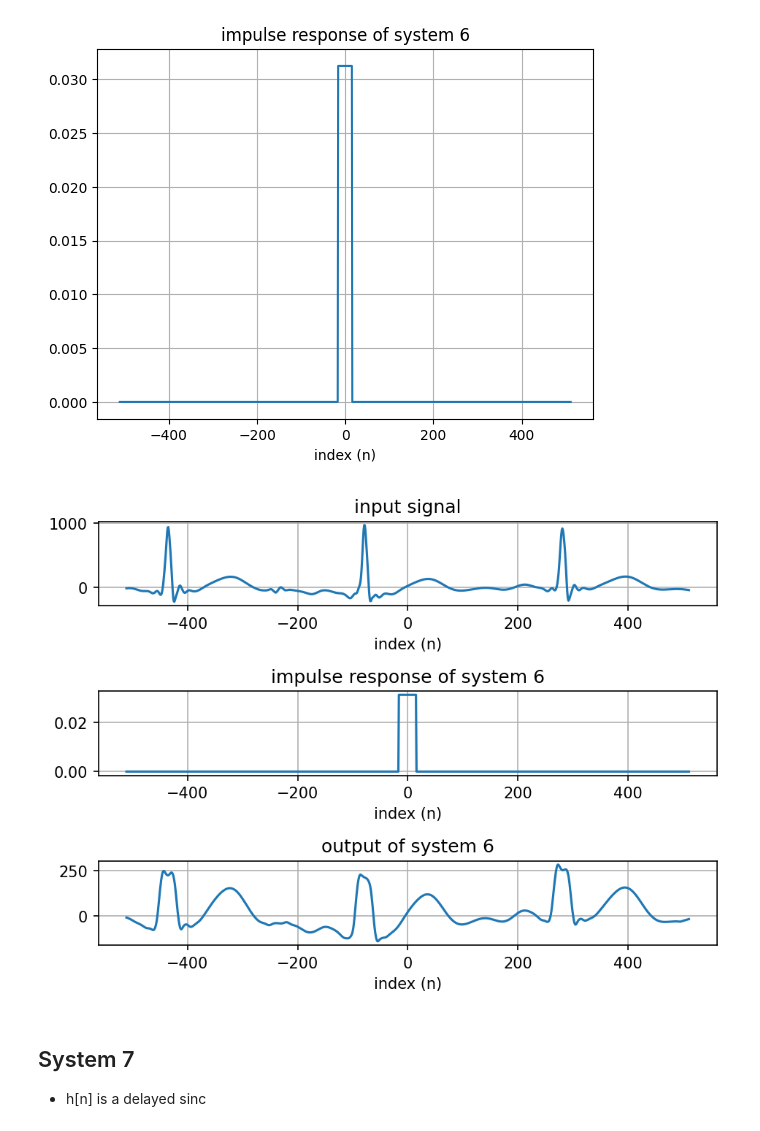
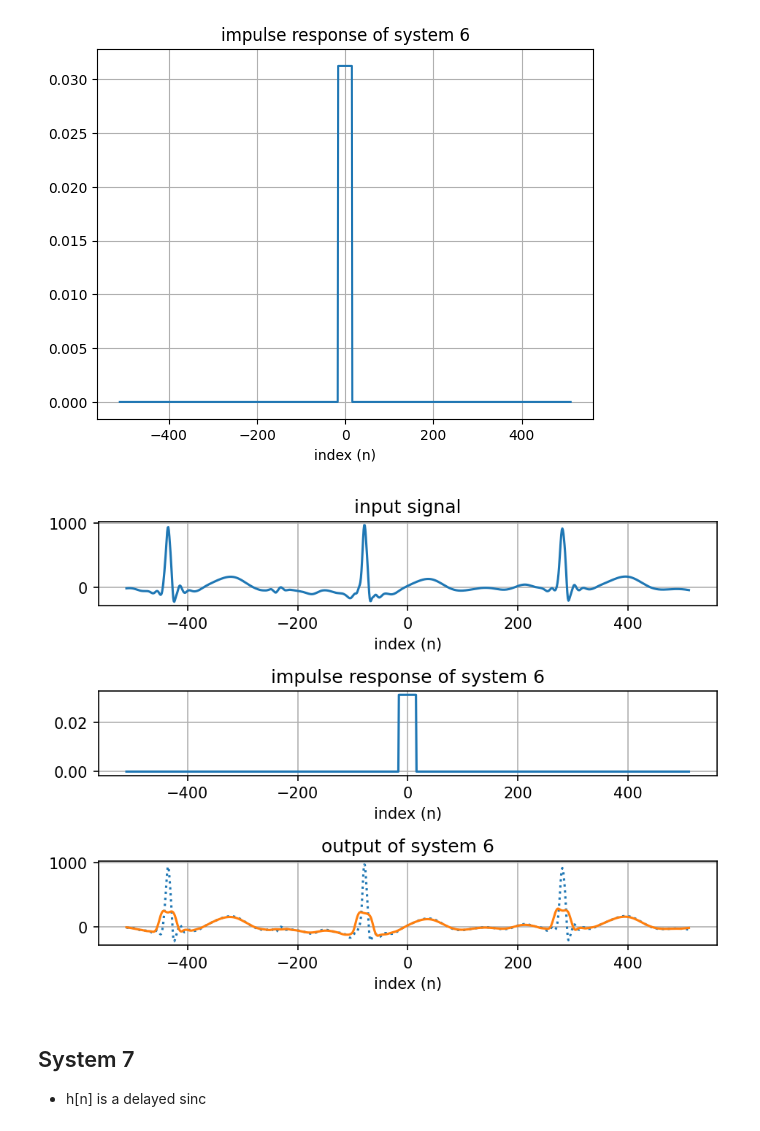
Before and after one commit to hufsaim/T10302201, a Jupyter notebook: notebook/Lab02.ipynb, the cells around one changed output. Cells and saved outputs as stored; diff of their text form; code cells hidden in the pictures.

```diff
--- a/notebook/Lab02.ipynb
+++ b/notebook/Lab02.ipynb
@@ -260,33 +263,34 @@ plt.show()
 # %%
 y = np.convolve(x,h,'same')
 
 plt.figure(dpi=150)
 
 plt.subplot(311)
 plt.plot(n,x)
 plt.xlabel('index (n)')
 plt.title('input signal')
 plt.grid('on')
 
 
 plt.subplot(312)
 plt.plot(n,h)
 plt.xlabel('index (n)')
 plt.title('impulse response of system 6')
 plt.grid('on')
 
 
 plt.subplot(313)
+plt.plot(n,x,':')
 plt.plot(n,y)
 plt.xlabel('index (n)')
 plt.title('output of system 6')
 plt.grid('on')
 
 
 plt.tight_layout()
 plt.show()
 # %% [output]
-[figure, old version]
+[figure, new version]
 # %% [markdown]
 ## System 7
 - h[n] is a delayed sinc
```
Also changed, not shown: parts of 4 cells of this notebook.
